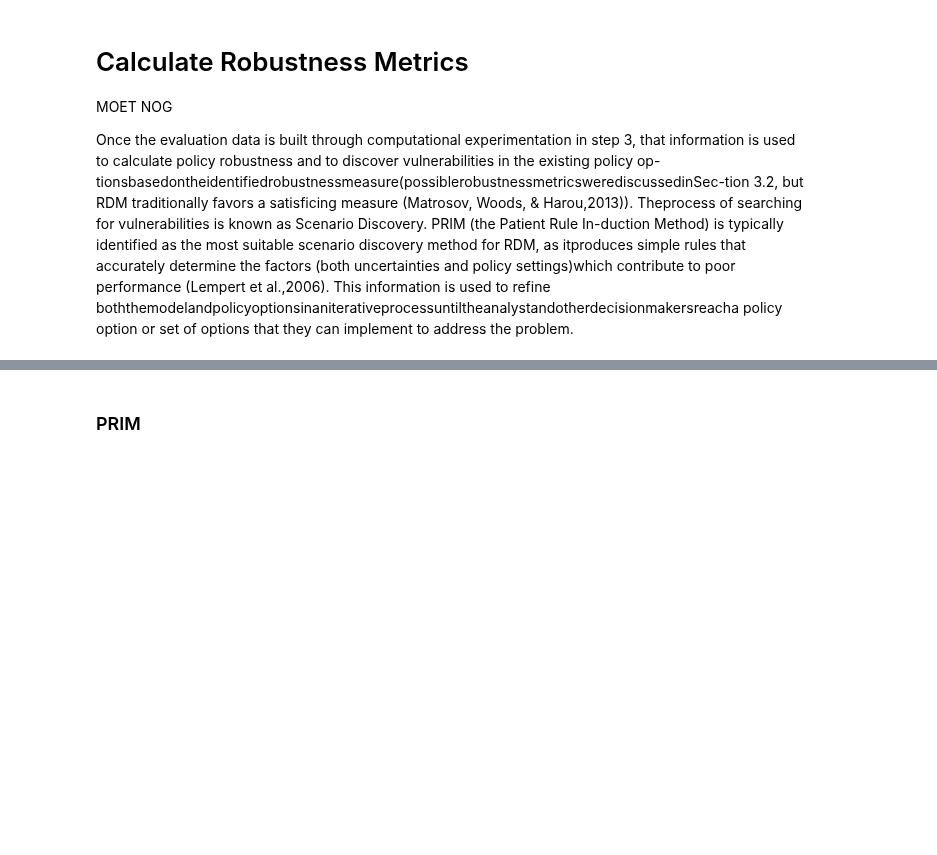
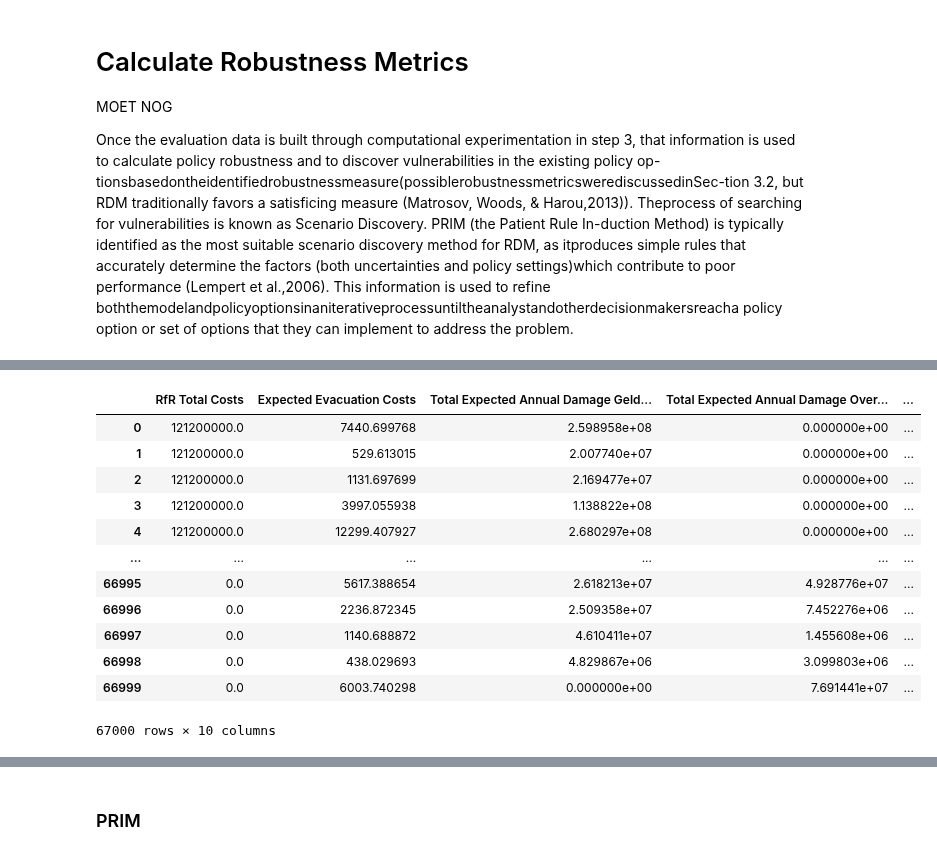
Before and after one commit to JasperBaars/EPA1361_Model-based_Decision-making, a Jupyter notebook: Final Assignment EPA1361/Model and Notebooks/4. Scenario Discovery.ipynb, the cells around one changed output, grey strips where cells are left out. Saved outputs shown, nothing was run; the diff lists cells and outputs as text; code cells hidden in the pictures; blank space fills up the shorter version.

Commit message:
scenario discovery

```diff
--- a/Final Assignment EPA1361/Model and Notebooks/4. Scenario Discovery.ipynb
+++ b/Final Assignment EPA1361/Model and Notebooks/4. Scenario Discovery.ipynb
@@ -44,0 +120,39 @@ Once the evaluation data is built through computational experimentation in step
+# %%
+provinces = results_df.copy()
+
+combine_columns_province(provinces, 'Expected Annual Damage')
+combine_columns_province(provinces, 'Dike Investment Costs')
+combine_columns_province(provinces, 'Deaths_Cost')
+#combine_columns_province(provinces, 'RfR Total Costs')
+#combine_columns_province(provinces, 'Expected Evacuation Costs')
+# %%
+aggregated_outcomes_provinces = pd.concat([experiments[['scenario','policy']],provinces], axis=1).iloc[:,2:]
+
+for x in aggregated_outcomes_provinces.columns:
+
+        if x.startswith('A.1') or x.startswith('A.2') or x.startswith('A.3') or x.startswith('A.4') or x.startswith('A.5'):
+            aggregated_outcomes_provinces.drop(x, axis=1, inplace=True)
+        else:
+            pass
+
+aggregated_outcomes_provinces['total_cost[€]']= aggregated_outcomes_provinces.sum(axis=1)
+overijssel_sum = ['RfR Total Costs','Expected Evacuation Costs','Total Expected Annual Damage Overijssel','Total Dike Investment Costs Overijssel','Total Deaths_Cost Overijssel']
+aggregated_outcomes_provinces['total_cost[€]_overijssel']= aggregated_outcomes_provinces.loc[:,overijssel_sum].sum(axis=1)
+
+#with open(r'../generated_datasets/policy_uncertainty_provinces.pkl', 'wb') as file_pi:
+ #   pickle.dump(aggregated_outcomes_provinces, file_pi)
+aggregated_outcomes_provinces
+# %% [output]
+|  | RfR Total Costs | Expected Evacuation Costs | Total Expected Annual Damage Geld... | Total Expected Annual Damage Over... | ... |
+| 0 | 121200000.0 | 7440.699768 | 2.598958e+08 | 0.000000e+00 | ... |
+| 1 | 121200000.0 | 529.613015 | 2.007740e+07 | 0.000000e+00 | ... |
+| 2 | 121200000.0 | 1131.697699 | 2.169477e+07 | 0.000000e+00 | ... |
+| 3 | 121200000.0 | 3997.055938 | 1.138822e+08 | 0.000000e+00 | ... |
+| 4 | 121200000.0 | 12299.407927 | 2.680297e+08 | 0.000000e+00 | ... |
+| ... | ... | ... | ... | ... | ... |
+| 66995 | 0.0 | 5617.388654 | 2.618213e+07 | 4.928776e+07 | ... |
+| 66996 | 0.0 | 2236.872345 | 2.509358e+07 | 7.452276e+06 | ... |
+| 66997 | 0.0 | 1140.688872 | 4.610411e+07 | 1.455608e+06 | ... |
+| 66998 | 0.0 | 438.029693 | 4.829867e+06 | 3.099803e+06 | ... |
+| 66999 | 0.0 | 6003.740298 | 0.000000e+00 | 7.691441e+07 | ... |
+67000 rows × 10 columns
```
Also changed, not shown: parts of 7 cells of this notebook, 1 other file.
